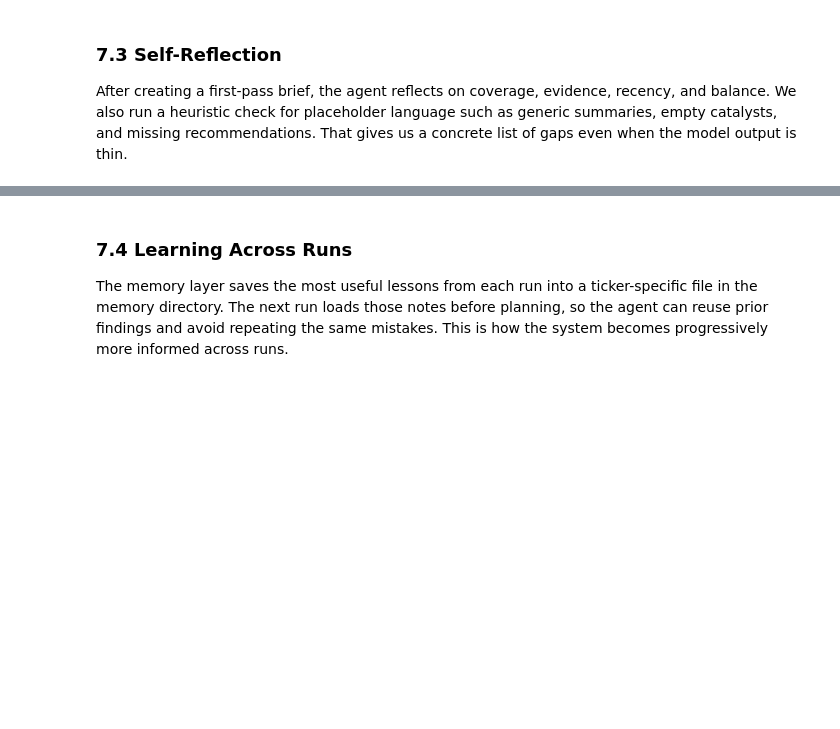
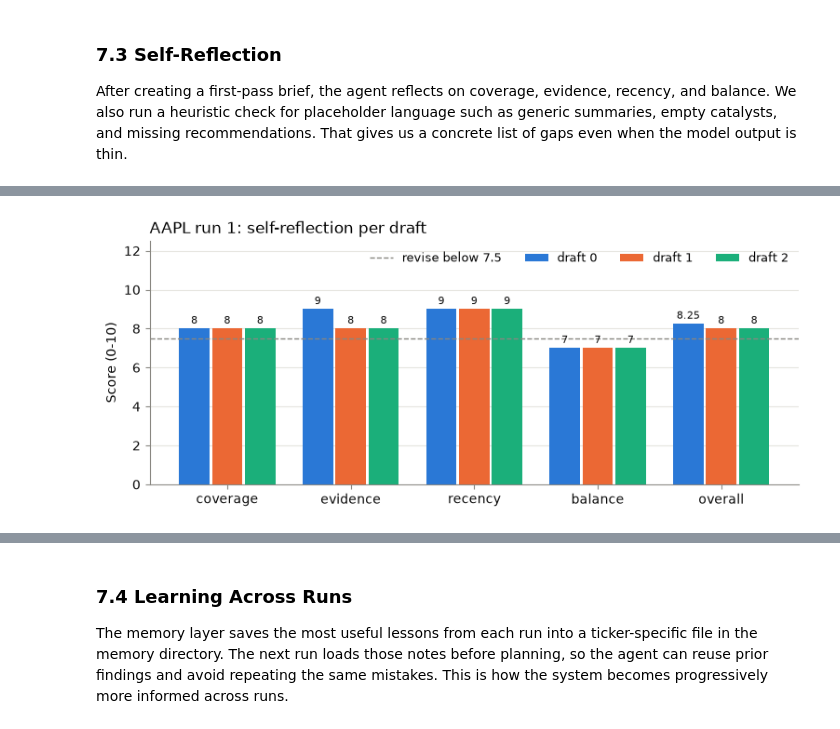
Before and after one commit to pdhinaka/AAI-520-NLP-Final-Team-Project-Group7, a Jupyter notebook: notebooks/final_notebook.ipynb, the cells around one changed output, grey strips where cells are left out. Drawn from its saved outputs; the diff is of its cells as text; code cells hidden in the pictures; blank space fills up the shorter version.

```diff
--- a/notebooks/final_notebook.ipynb
+++ b/notebooks/final_notebook.ipynb
@@ -351,0 +976,23 @@ else:
+# %%
+def reflection_table(run):
+    return pd.DataFrame([{
+        "draft": h["draft"],
+        "coverage": h["coverage_score"],
+        "evidence": h["evidence_score"],
+        "recency": h["recency_score"],
+        "balance": h["balance_score"],
+        "overall": h["score"],
+        "grounded": (h["grounding"] or {}).get("ratio"),
+        "ungrounded": ", ".join(
+            (h["grounding"] or {}).get("ungrounded", [])) or "none",
+        "fixable": len(h.get("fixable", [])),
+        "needs data": len(h.get("needs_data", [])),
+        "revise": h["revise"],
+    } for h in run["reflection_history"]]).set_index("draft")
+
+
+refl = reflection_table(run1)
+print(f"Revise when overall < {research_agent.REVISE_BELOW}, a number "
+      "is ungrounded, or the critic lists a gap the facts can fix; "
+      f"best draft kept: {run1['best_draft']}")
+refl
@@ -351,0 +1006,22 @@ else:
+# %%
+# Four criteria and the overall score for each draft, with the
+# revision threshold. Drafts get the categorical colors in order.
+cols = ["coverage", "evidence", "recency", "balance", "overall"]
+x = np.arange(len(cols))
+n = len(refl)
+width = 0.8 / n
+fig, ax = plt.subplots(figsize=(9, 3.4))
+for i, (draft, rowv) in enumerate(refl.iterrows()):
+    bars = ax.bar(x + (i - (n - 1) / 2) * width, rowv[cols].astype(float),
+                  width * 0.92, color=SERIES[i % len(SERIES)],
+                  label=f"draft {draft}")
+    ax.bar_label(bars, fmt="%g", fontsize=8, padding=2, color=INK)
+ax.axhline(research_agent.REVISE_BELOW, color=MUTED, ls="--", lw=1,
+           label=f"revise below {research_agent.REVISE_BELOW}")
+ax.set(xticks=x, xticklabels=cols, ylim=(0, 12.5), ylabel="Score (0-10)",
+       title=f"{TICKER} run 1: self-reflection per draft")
+ax.legend(frameon=False, ncols=n + 1, loc="upper right", fontsize=9)
+style(ax)
+plt.show()
+# %% [output]
+[figure, added]
```
Also changed, not shown: parts of 78 cells of this notebook, 5 other files.
